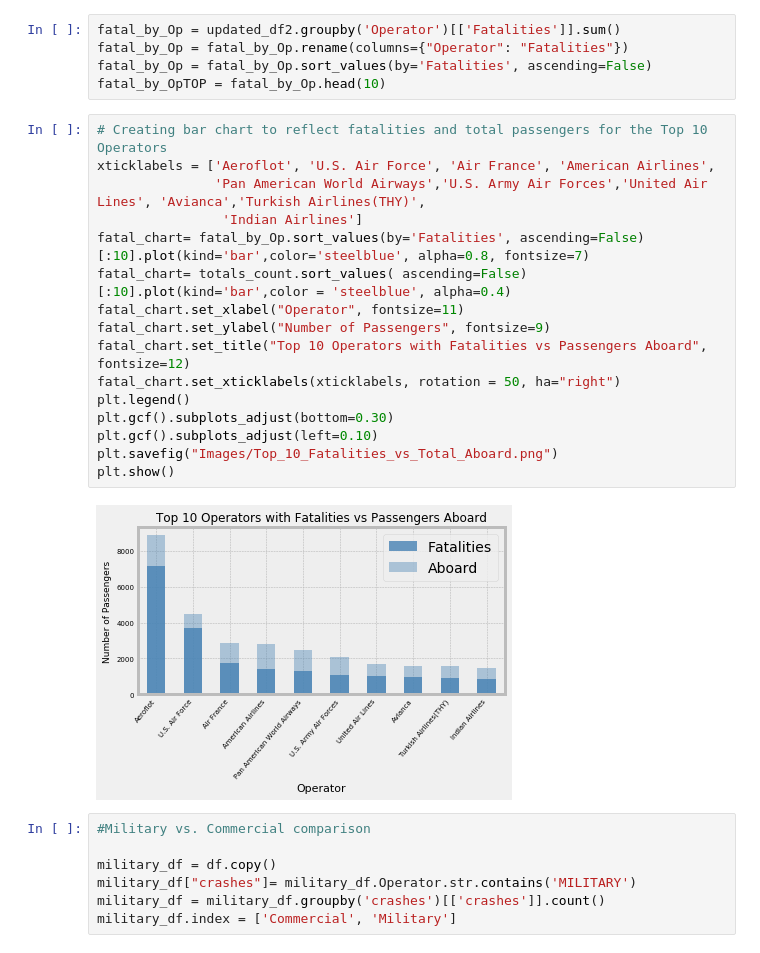
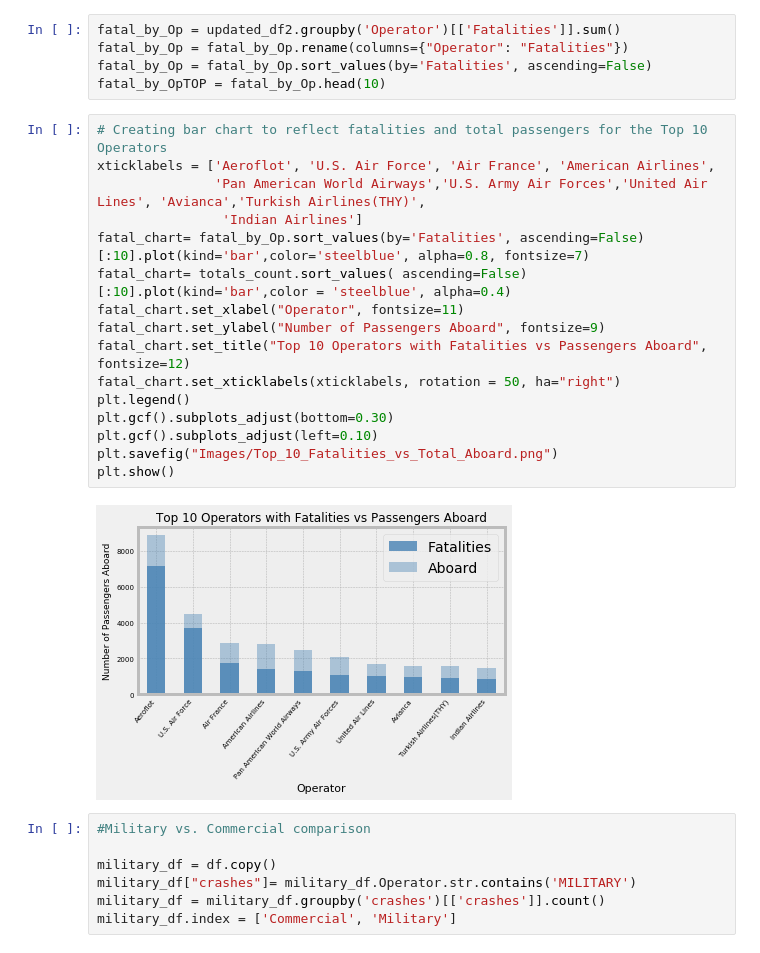
Before and after one commit to LauraJ3053/Project_01, a Jupyter notebook: Airplane_Crashes/Airplane_Crashes-Group.ipynb, the cells around one changed output. Cells and saved outputs as stored; diff of their text form.

```diff
--- a/Airplane_Crashes/Airplane_Crashes-Group.ipynb
+++ b/Airplane_Crashes/Airplane_Crashes-Group.ipynb
@@ -351,21 +351,21 @@ fatal_by_OpTOP = fatal_by_Op.head(10)
 # %%
 # Creating bar chart to reflect fatalities and total passengers for the Top 10 Operators
 xticklabels = ['Aeroflot', 'U.S. Air Force', 'Air France', 'American Airlines',
                'Pan American World Airways','U.S. Army Air Forces','United Air Lines', 'Avianca','Turkish Airlines(THY)',
                 'Indian Airlines']
 fatal_chart= fatal_by_Op.sort_values(by='Fatalities', ascending=False)[:10].plot(kind='bar',color='steelblue', alpha=0.8, fontsize=7)
 fatal_chart= totals_count.sort_values( ascending=False)[:10].plot(kind='bar',color = 'steelblue', alpha=0.4)
 fatal_chart.set_xlabel("Operator", fontsize=11)
-fatal_chart.set_ylabel("Number of Passengers", fontsize=9)
+fatal_chart.set_ylabel("Number of Passengers Aboard", fontsize=9)
 fatal_chart.set_title("Top 10 Operators with Fatalities vs Passengers Aboard", fontsize=12)
 fatal_chart.set_xticklabels(xticklabels, rotation = 50, ha="right")
 plt.legend()
 plt.gcf().subplots_adjust(bottom=0.30)
 plt.gcf().subplots_adjust(left=0.10)
 plt.savefig("Images/Top_10_Fatalities_vs_Total_Aboard.png")
 plt.show()
 # %% [output]
-[figure, old version]
+[figure, new version]
 # %%
 #Military vs. Commercial comparison
 
```
Also changed, not shown: parts of 2 cells of this notebook, 4 other files.
